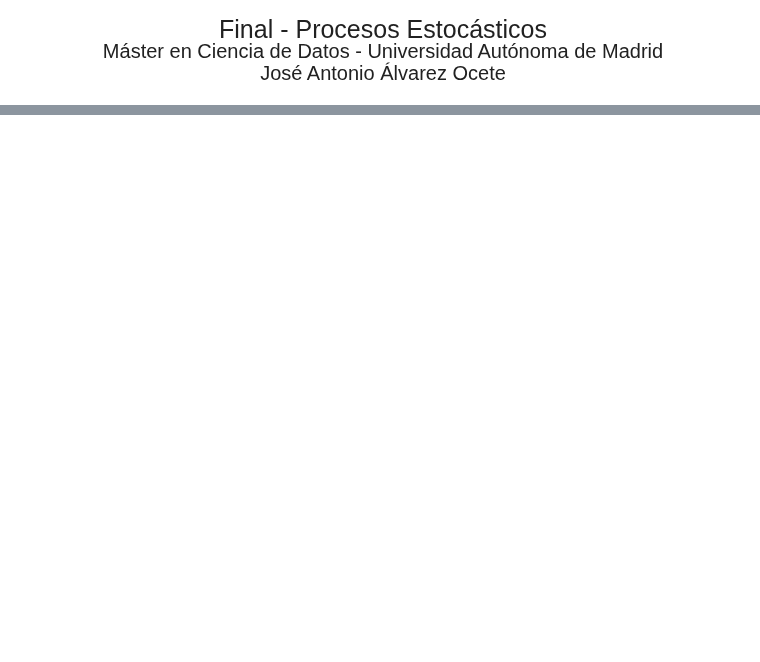
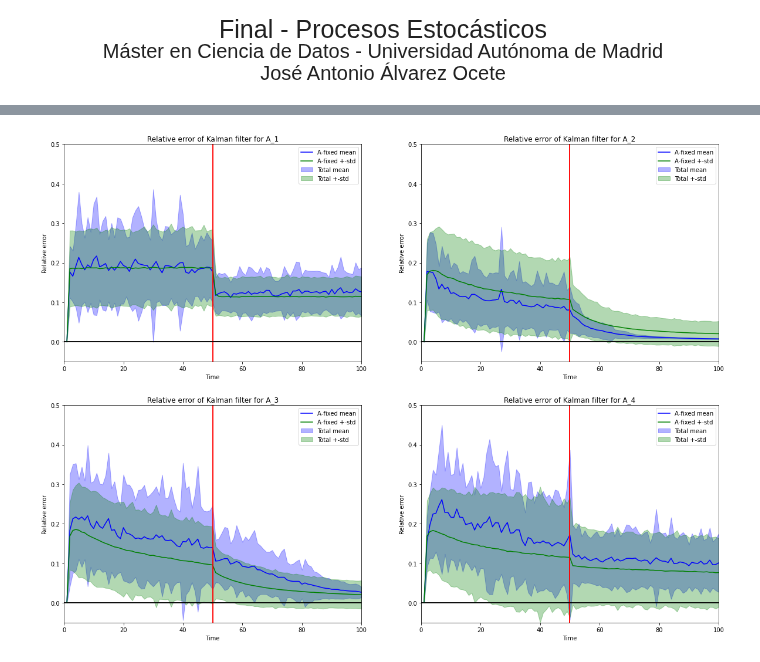
Before and after one commit to Ocete/mcd, a Jupyter notebook: PE/Discreto/final/kalman.ipynb, the cells around one changed output, grey strips where cells are left out. Drawn from its saved outputs; the diff is of its cells as text; code cells hidden in the pictures; blank space fills up the shorter version.

```diff
--- a/PE/Discreto/final/kalman.ipynb
+++ b/PE/Discreto/final/kalman.ipynb
@@ -97,0 +99,42 @@ plot_errors(models)
+# %%
+def subplot_errors(axis, x, mean, std, model_name, color):
+    axis.plot(x, mean, color=color)
+    axis.fill_between(x, mean-std, mean+std, color=color, alpha=.3)
+    axis.axvline(x=50, ymin=0, color='r', label='_nolegend_')
+    axis.axhline(y=0, xmin=0, color='black', label='_nolegend_')
+    axis.set_xlim([0,100])
+    axis.set_ylim([-0.05,0.5])
+    axis.set_xlabel('Time')
+    axis.set_ylabel('Relative error')
+    axis.set_title('Relative error of Kalman filter for {}'.format(model_name))
+
+def plot_errors_boostrap(max_time=100, n_repetitions=100, n_copies_of_each_model_type=100):
+    x = np.arange(1, 101)
+    all_models = [
+        [ KalmanFilter(get_test_case(i)) for _ in range(n_copies_of_each_model_type) ]
+        for i in range(1, 5)
+    ]
+    rel_errors = [
+        [
+            [ model.simulate_kalman_filter(max_time) for i in range(n_repetitions) ]
+            for model in i_models
+        ]
+        for i_models in all_models
+    ]
+    fixed_A_means = [ np.mean(model_A_i_errors[0], axis=0) for model_A_i_errors in rel_errors ]
+    fixed_A_stds = [ np.std(model_A_i_errors[0], axis=0) for model_A_i_errors in rel_errors ]
+    total_means = np.mean(rel_errors, axis=(1,2))
+    total_stds = np.std(rel_errors, axis=(1,2))
+
+    names = [ 'A_{}'.format(i) for i in range(1,5) ]
+    _, axis = plt.subplots(2, 2, figsize=(20,15))
+    axis = np.array(axis).flatten()
+    for i in range(4):
+        subplot_errors(axis[i], x, fixed_A_means[i], fixed_A_stds[i], names[i], color='b')
+        subplot_errors(axis[i], x, total_means[i], total_stds[i], names[i], color='green')
+        axis[i].legend(['A-fixed mean', 'A-fixed +-std', 'Total mean', 'Total +-std'])
+
+np.random.seed(123)
+plot_errors_boostrap()
+# %% [output]
+[figure, added]
```
Also changed, not shown: parts of 1 cell of this notebook, 2 other files.
